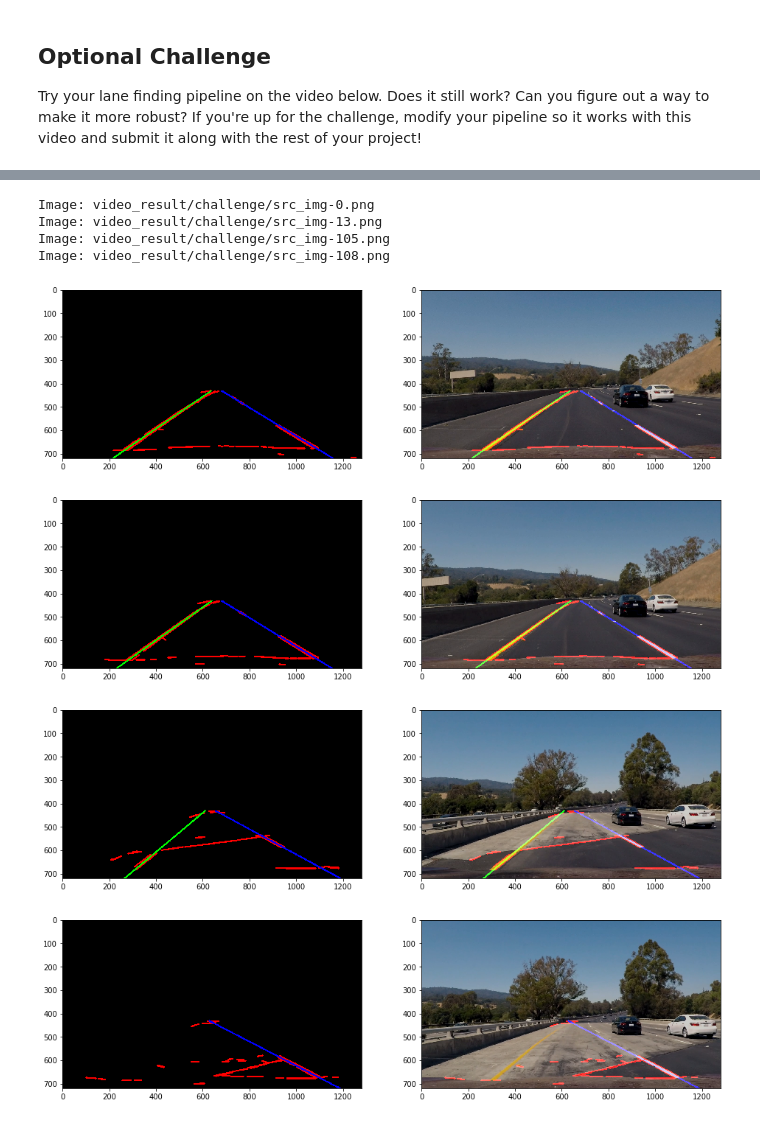
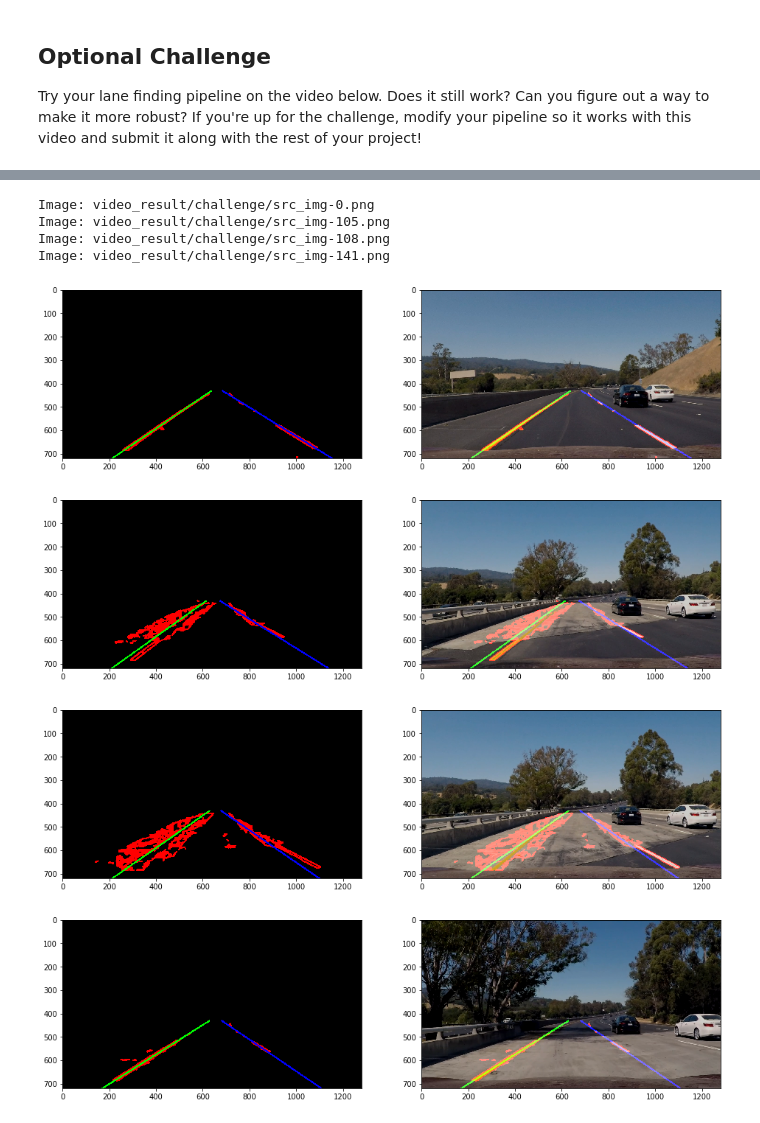
Before and after one commit to amemetov/sdc-term1-prj1-lane-lines, a Jupyter notebook: P1.ipynb, the cells around one changed output, grey strips where cells are left out. Cells and saved outputs as stored; diff of their text form; code cells hidden in the pictures.

Commit message:
Added filtering by color range

```diff
--- a/P1.ipynb
+++ b/P1.ipynb
@@ -215,8 +215,18 @@ def find_lane_lines(origin_img,
     width = origin_img.shape[1]
     height = origin_img.shape[0]
 
+    # 0. extract white and yellow pixels
+    hsv = cv2.cvtColor(origin_img, cv2.COLOR_BGR2HSV)
+
+    lower_white = np.array([0,0,200], dtype=np.uint8)
+    upper_white = np.array([180,255,255], dtype=np.uint8)
+
+    mask_white = cv2.inRange(hsv, lower_white, upper_white)
+    res_white = cv2.bitwise_and(origin_img, origin_img, mask = mask_white)
+
     # 1. grayscaling
-    gray = grayscale(origin_img)
+    gray = grayscale(res_white)
+    #gray = grayscale(origin_img)
 
     # 2. blurring using gaussian
     kernel_size = 3
@@ -229,7 +239,8 @@ def find_lane_lines(origin_img,
     ysize = height
     xsize = width
     xdelta_bottom = 5
-    xdelta_top = 0.03 * width
+    #xdelta_top = 0.03 * width
+    xdelta_top = 0.05 * width
     xmiddle = width/2
     apex = (0.6)*height
     roi_vertices = np.array([[ (xdelta_bottom, ysize), (xmiddle - xdelta_top, apex),
@@ -260,14 +271,15 @@ canny_high_threshold = 170
 ht_rho = 1             # distance resolution in pixels of the Hough grid
 ht_theta = 1*np.pi/180 # angular resolution in radians of the Hough grid
 ht_threshold = 5      # minimum number of votes (intersections in Hough grid cell)
-ht_min_line_len = 20    # minimum number of pixels making up a line
+ht_min_line_len = 5    # minimum number of pixels making up a line
 ht_max_line_gap = 10    # maximum gap in pixels between connectable line segments
 
 
-test_img_files = os.listdir("test_images/")
+#test_img_files = os.listdir("test_images/")
 test_img_files = ['whiteCarLaneSwitch.jpg']
 for f in test_img_files:
     image = mpimg.imread("test_images/" + f)
+
     (edges, roi_img, line_img, lines_edges) = find_lane_lines(image,
                                                               canny_low_threshold, canny_high_threshold,
                                                              ht_rho, ht_theta, ht_threshold, ht_min_line_len, ht_max_line_gap)
@@ -281,10 +293,10 @@ for f in test_img_files:
     plt.subplot(2, 2, 2)
     plt.imshow(roi_img)
 
+
     plt.subplot(2, 2, 3)
     plt.imshow(line_img)
 
-
     plt.subplot(2, 2, 4)
     plt.imshow(lines_edges)
 # %% [output]
@@ -438,54 +450,56 @@ HTML("""
 # %% [output]
 [interactive output not drawn]
 # %%
-canny_low_threshold = 100
-canny_high_threshold = 170
+# canny_low_threshold = 100
+# canny_high_threshold = 170
 
-# Define our parameters for HoughTransform
-ht_rho = 1             # distance resolution in pixels of the Hough grid
-ht_theta = 1*np.pi/180 # angular resolution in radians of the Hough grid
-ht_threshold = 5      # minimum number of votes (intersections in Hough grid cell)
-ht_min_line_len = 20    # minimum number of pixels making up a line
-ht_max_line_gap = 10    # maximum gap in pixels between connectable line segments
+# # Define our parameters for HoughTransform
+# ht_rho = 1             # distance resolution in pixels of the Hough grid
+# ht_theta = 1*np.pi/180 # angular resolution in radians of the Hough grid
+# ht_threshold = 5      # minimum number of votes (intersections in Hough grid cell)
+# ht_min_line_len = 10    # minimum number of pixels making up a line
+# ht_max_line_gap = 10    # maximum gap in pixels between connectable line segments
 
 
 
 #test_img_files = os.listdir("test_images/")
 test_img_files = ['src_img-0.png',
-                  'src_img-13.png',
+                  #'src_img-13.png',
                   'src_img-105.png',
-                'src_img-108.png'
+                  'src_img-108.png',
+                  'src_img-141.png',
+
 ]
 for f in test_img_files:
     #image = mpimg.imread("video_result/challenge/" + f)
     image_path = "video_result/challenge/" + f
     image = cv2.imread(image_path)
     image = cv2.cvtColor(image, cv2.COLOR_BGR2RGB)
     (edges, roi_img, line_img, lines_edges) = find_lane_lines(image,
                                                               canny_low_threshold, canny_high_threshold,
                                                              ht_rho, ht_theta, ht_threshold, ht_min_line_len, ht_max_line_gap)
 
 
     print('Image: ' + image_path)
     plt.figure(figsize=(16, 10))
 
     #plt.subplot(2, 2, 1)
     #plt.imshow(edges)
 
     #plt.subplot(2, 2, 2)
     #plt.imshow(roi_img)
 
     plt.subplot(2, 2, 3)
     plt.imshow(line_img)
 
     plt.subplot(2, 2, 4)
     plt.imshow(lines_edges)
 # %% [output]
 Image: video_result/challenge/src_img-0.png
-Image: video_result/challenge/src_img-13.png
 Image: video_result/challenge/src_img-105.png
 Image: video_result/challenge/src_img-108.png
+Image: video_result/challenge/src_img-141.png
-[figure, old version]
+[figure, new version]
-[figure, old version]
+[figure, new version]
-[figure, old version]
+[figure, new version]
-[figure, old version]
+[figure, new version]
```
Also changed, not shown: parts of 5 cells of this notebook, 1 other file.
